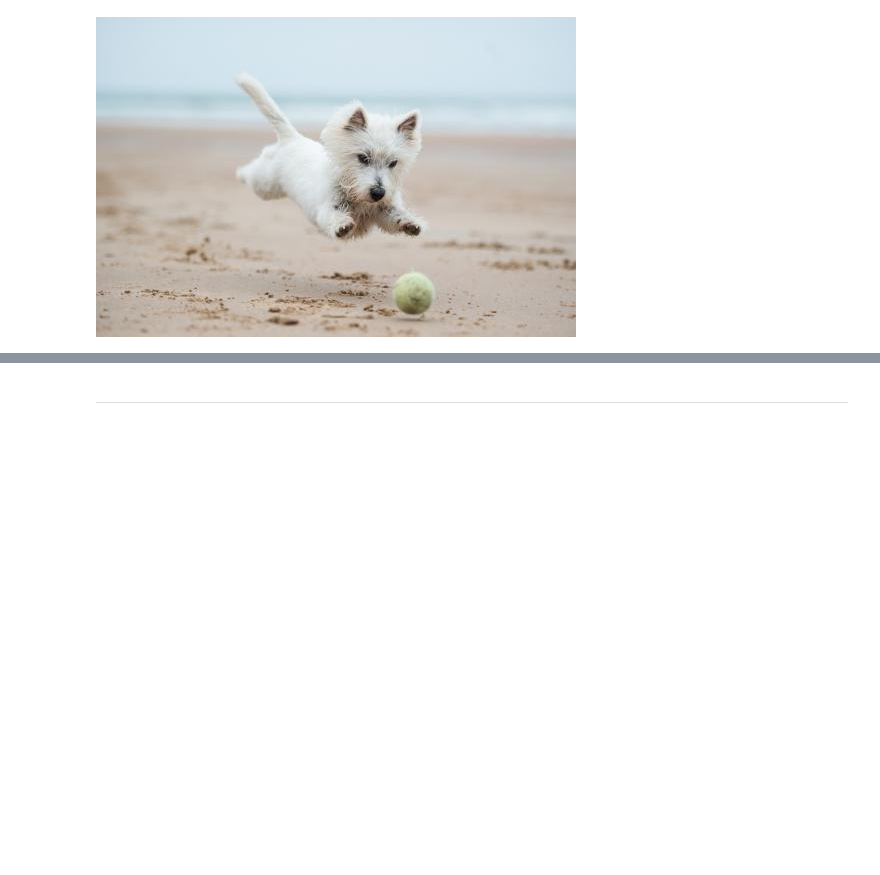
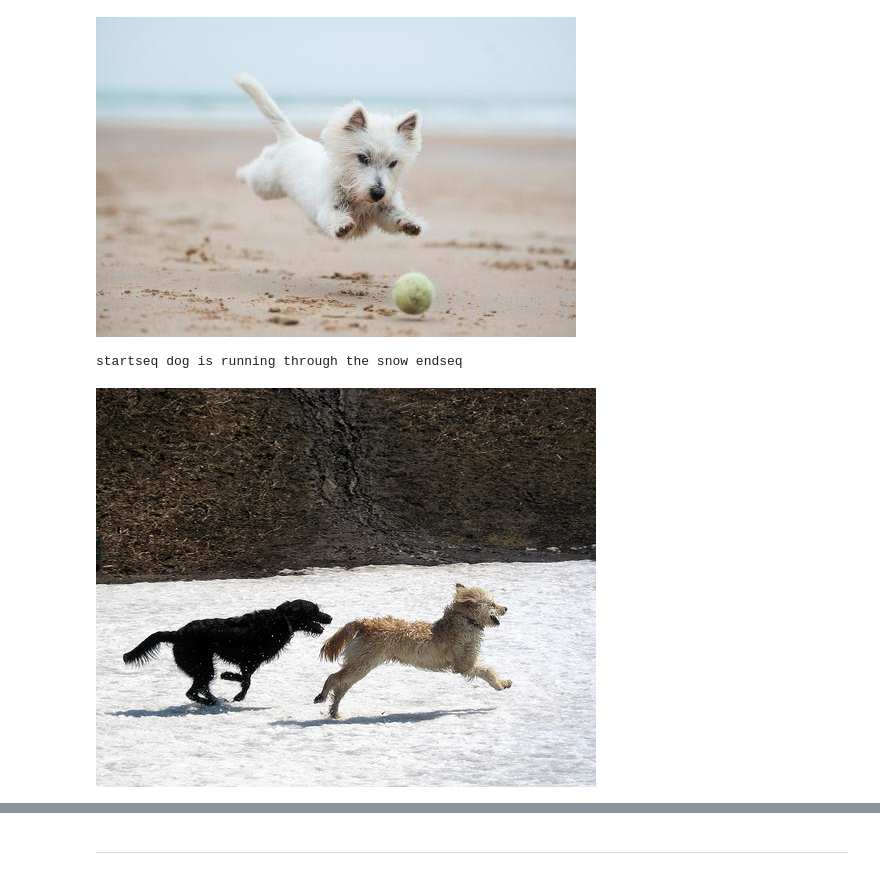
Before and after one commit to adtamayop/image_caption, a Jupyter notebook: image_caption.ipynb, the cells around one changed output, grey strips where cells are left out. Saved outputs shown, nothing was run; the diff lists cells and outputs as text; code cells hidden in the pictures; blank space fills up the shorter version.

```diff
--- a/image_caption.ipynb
+++ b/image_caption.ipynb
@@ -136,3 +134,14 @@ Image(filename=photo_path)
 # %% [output]
 startseq dog is running through the snow endseq
 [figure]
+# %%
+# tokenizer = load(open('./src/files/tokenizer.pkl', 'rb'))
+# model = load_model('C:/Users/atamayop/Desktop/image_caption/src/files/model_0rms.h5')
+photo_path = 'C:/Users/atamayop/Downloads/animales.jpg'
+photo = extract_feature(photo_path)
+description = generate_desc(model, tokenizer, photo, max_length)
+print(description)
+Image(filename=photo_path)
+# %% [output]
+startseq dog is running through the snow endseq
+[figure, added]
```
Also changed, not shown: parts of 7 cells of this notebook.
